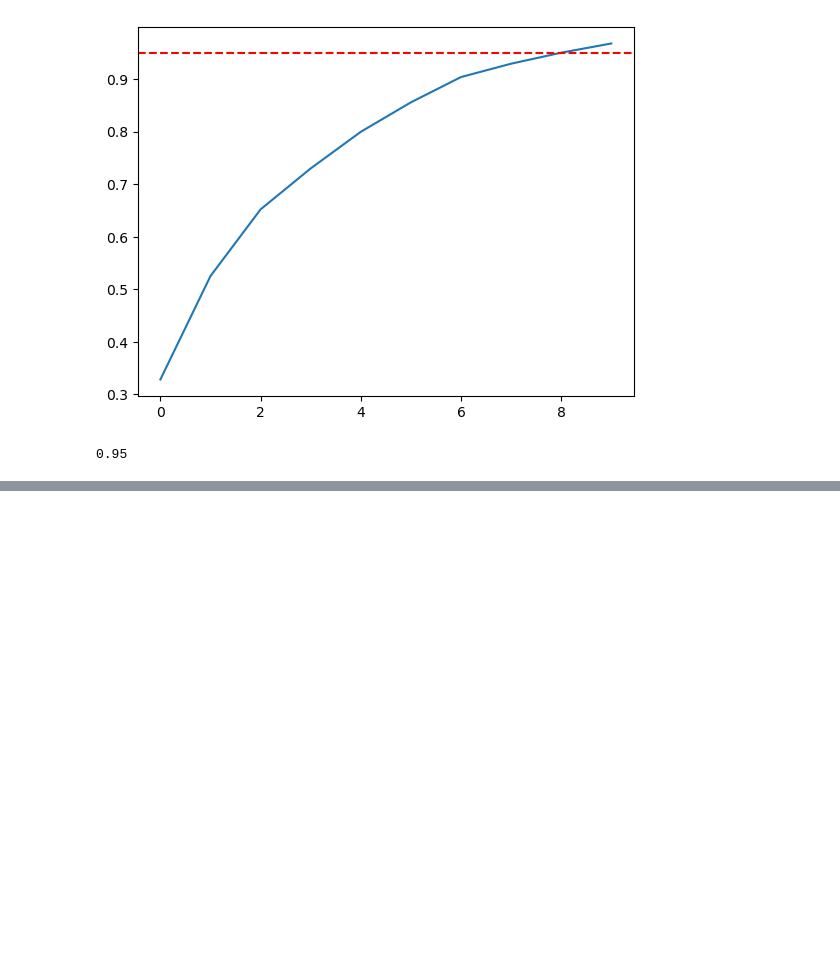
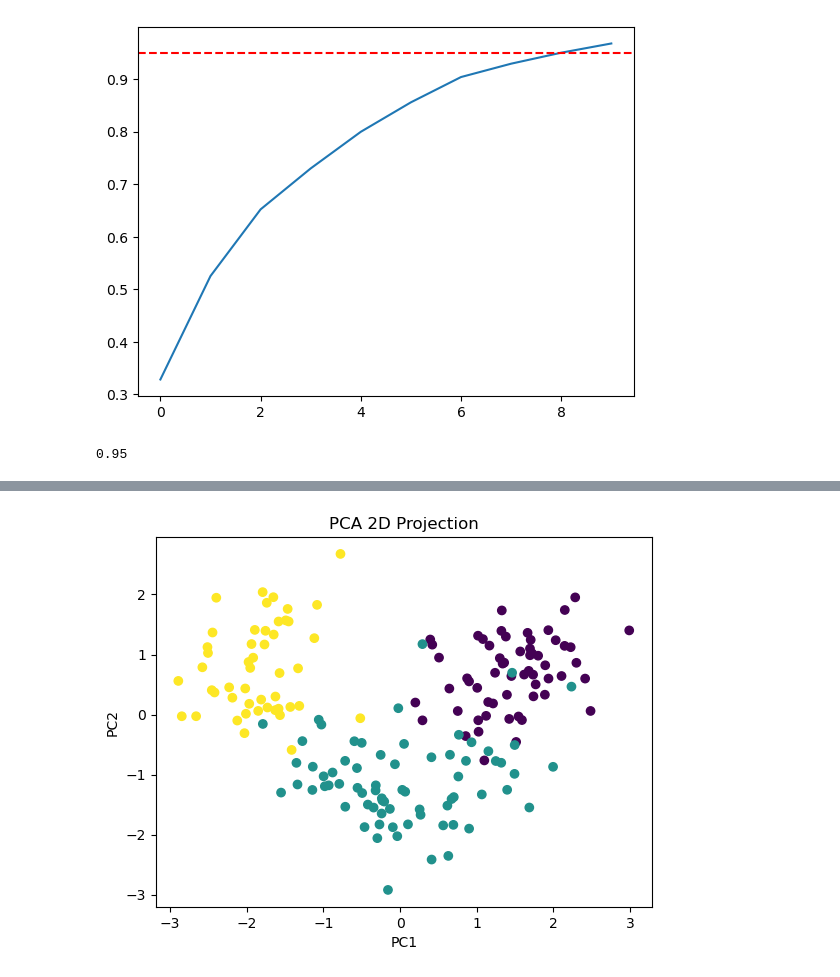
Before and after one commit to eunjin661/study_recode, a Jupyter notebook: 01_tuteur guide/Machine Learning/07_pca/pca01.ipynb, the cells around one changed output, grey strips where cells are left out. Cells and saved outputs as stored; diff of their text form; code cells hidden in the pictures; blank space fills up the shorter version.

```diff
--- a/Machine Learning/07_pca/pca01.ipynb
+++ b/01_tuteur guide/Machine Learning/07_pca/pca01.ipynb
@@ -313,0 +336,12 @@ print(pca.n_components)
+# %%
+# 2d 시각화
+pca_2d = PCA(n_components=2)
+X_2d = pca_2d.fit_transform(X_scaled)
+
+plt.scatter(X_2d[:,0], X_2d[:,1], c=y)
+plt.xlabel('PC1')
+plt.ylabel('PC2')
+plt.title('PCA 2D Projection')
+plt.show()
+# %% [output]
+[figure, added]
```
Also changed, not shown: parts of 3 cells of this notebook, 2 other files.
